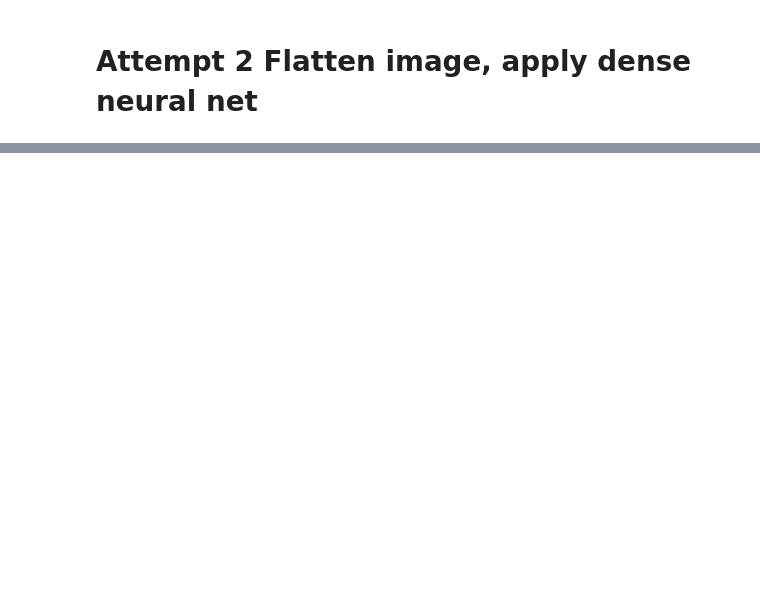
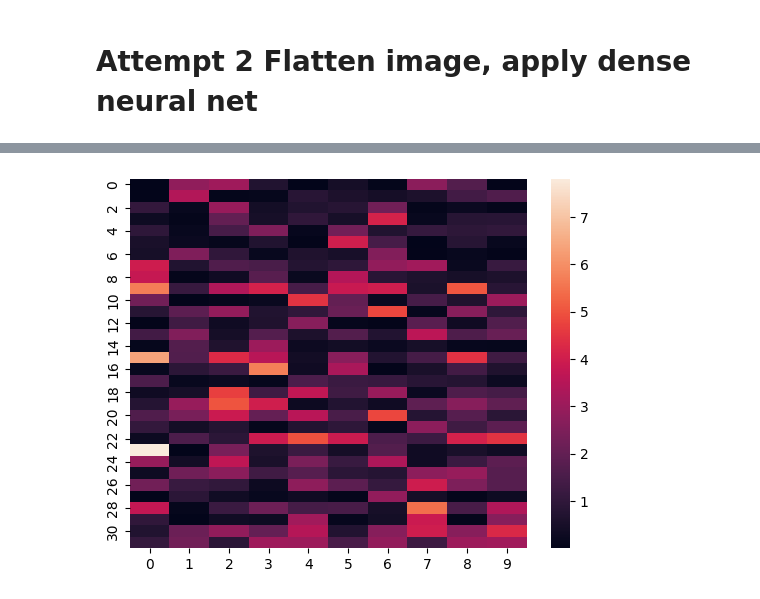
Before and after one commit to jkutaso/MNIST, a Jupyter notebook: mnist_model.ipynb, the cells around one changed output, grey strips where cells are left out. Cells and saved outputs as stored; diff of their text form; code cells hidden in the pictures; blank space fills up the shorter version.

```diff
--- a/mnist_model.ipynb
+++ b/mnist_model.ipynb
@@ -162,0 +171,4 @@ Epoch 15/15
+# %%
+extractor = keras.Model(inputs=model.inputs,
+                        outputs=[layer.output for layer in model.layers])
+features = extractor(normalized_train_images)
@@ -162,0 +177,17 @@ Epoch 15/15
+# %%
+activations_dict_layer_1 = dict()
+activations_dict_layer_2 = dict()
+
+for image, label in zip(normalized_train_images, train_labels):
+    activations = extractor(image.reshape(1, 28, 28))
+    activations_dict_layer_1[label] = activations_dict_layer_1.get(label, []) + [activations[1]]
+    activations_dict_layer_2[label] = activations_dict_layer_2.get(label, [])+ [activations[2]]
+# %%
+df = pd.DataFrame()
+
+for i in range(10):
+    df[i] = np.average(activations_dict_layer_1[i], axis=0)[0]
+sns.heatmap(df)
+plt.show()
+# %% [output]
+[figure, added]
```
Also changed, not shown: parts of 12 cells of this notebook.
